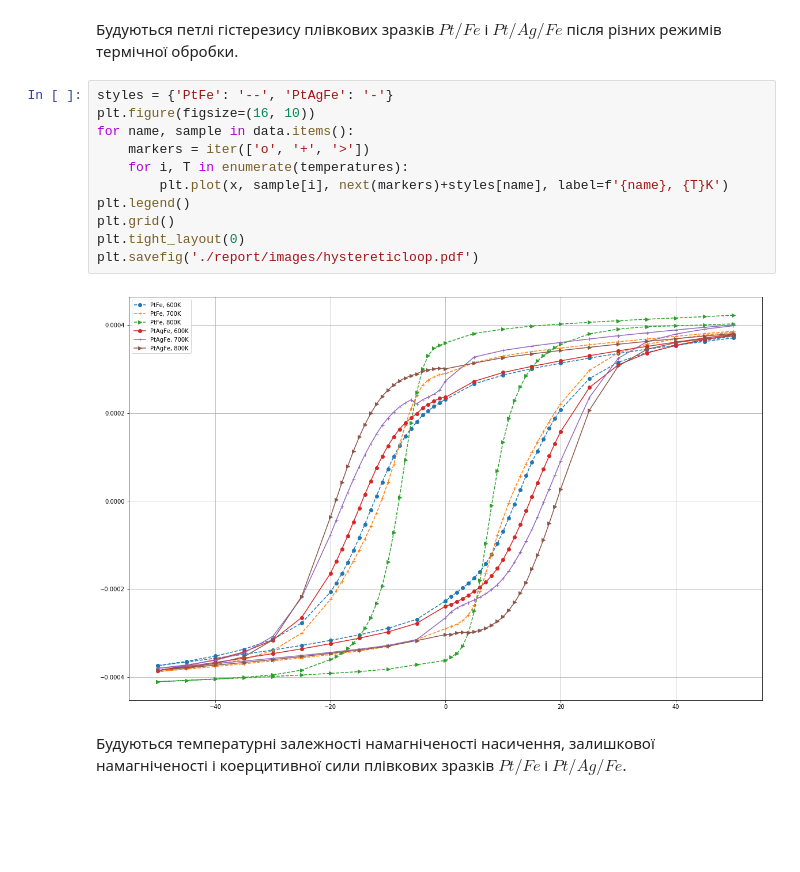
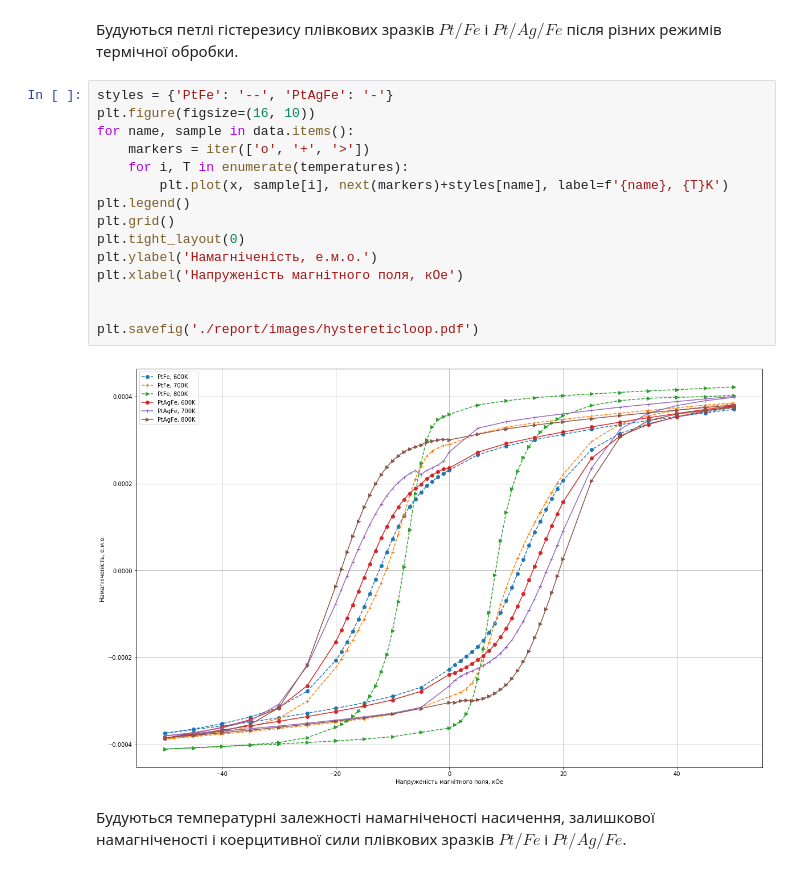
Before and after one commit to rostyq/edu_notebooks, a Jupyter notebook: scientific_work/SQUID.ipynb, the cells around one changed output. Drawn from its saved outputs; the diff is of its cells as text; blank space fills up the shorter version.

```diff
--- a/scientific_work/SQUID.ipynb
+++ b/scientific_work/SQUID.ipynb
@@ -42,16 +42,20 @@ data = {'PtFe': PtFe, 'PtAgFe': PtAgFe}
 # %%
 styles = {'PtFe': '--', 'PtAgFe': '-'}
 plt.figure(figsize=(16, 10))
 for name, sample in data.items():
     markers = iter(['o', '+', '>'])
     for i, T in enumerate(temperatures):
         plt.plot(x, sample[i], next(markers)+styles[name], label=f'{name}, {T}K')
 plt.legend()
 plt.grid()
 plt.tight_layout(0)
+plt.ylabel('Намагніченість, е.м.о.')
+plt.xlabel('Напруженість магнітного поля, кОе')
+
+
 plt.savefig('./report/images/hystereticloop.pdf')
 # %% [output]
-[figure, old version]
+[figure, new version]
 # %% [markdown]
 Будуються температурні залежності намагніченості насичення, залишкової намагніченості і коерцитивної сили плівкових зразків $Pt/Fe$ і $Pt/Ag/Fe$.
 # %%
```
Also changed, not shown: parts of 1 cell of this notebook, 1 other file.
